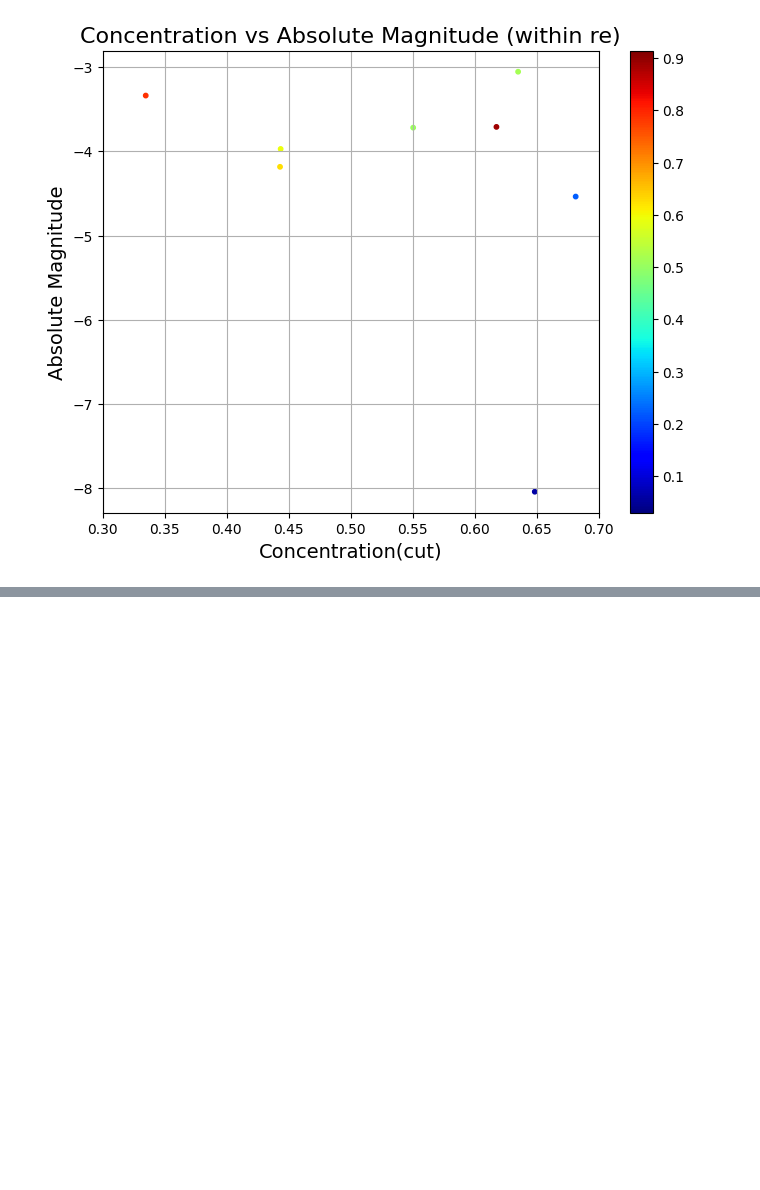
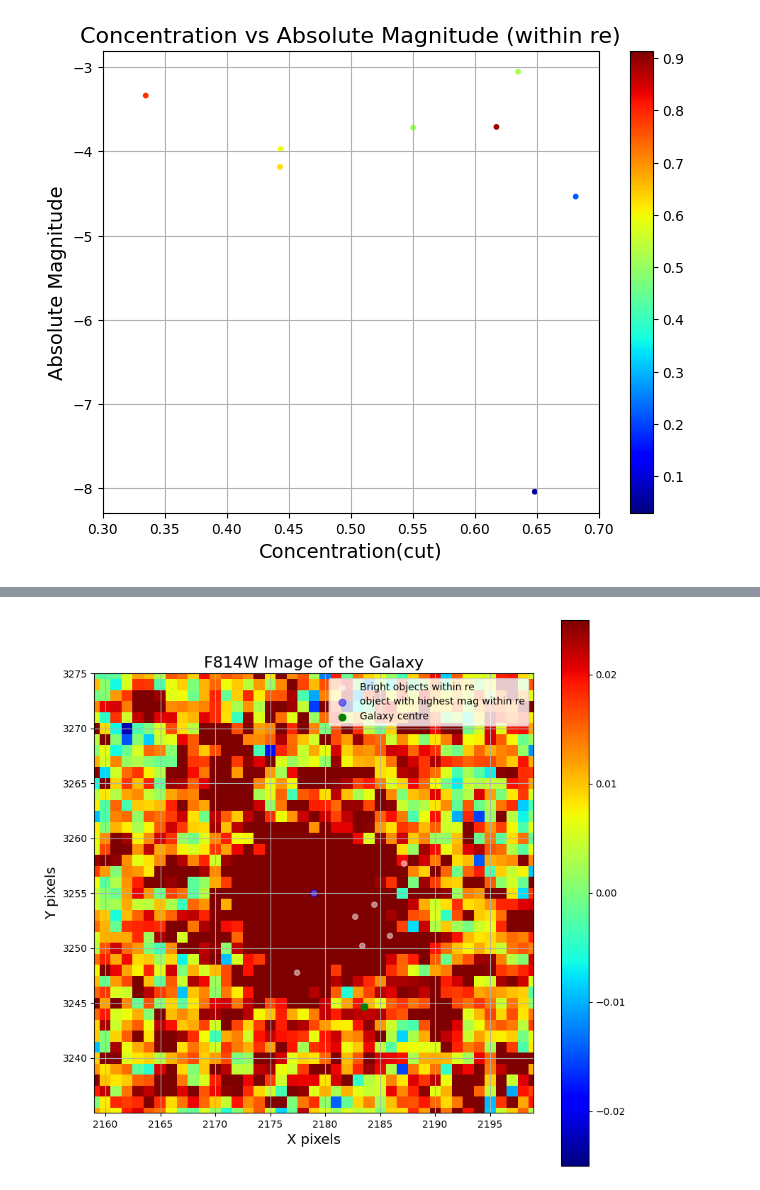
Before and after one commit to Ananth1-9/Research_work, a Jupyter notebook: Real_code/NSCID0.ipynb, the cells around one changed output, grey strips where cells are left out. Drawn from its saved outputs; the diff is of its cells as text; code cells hidden in the pictures; blank space fills up the shorter version.

```diff
--- a/Real_code/NSCID0.ipynb
+++ b/Real_code/NSCID0.ipynb
@@ -270,0 +336,18 @@ plt.show()
+# %%
+# zooming in even more to see the brightest and closest object to the centre of the galaxy
+fig0 = plt.figure(figsize=(10,10))
+plt.imshow(F814W0, origin='lower', cmap='jet', vmin = -0.025, vmax = 0.025)
+plt.colorbar()
+plt.scatter(xcgal0[distgal0 <= re_pixels0], ycgal0[distgal0 <= re_pixels0], color='white', s=30, alpha = 0.5, label='Bright objects within re')
+plt.scatter(xcgal0[27,], ycgal0[27,], color='blue', s=50, alpha = 0.5, label='object with highest mag within re')
+plt.scatter(galcenx0, galceny0, color='green', s=50, alpha = 1, label='Galaxy centre')
+plt.title('F814W Image of the Galaxy', fontsize=16)
+plt.xlabel('X pixels', fontsize=14)
+plt.ylabel('Y pixels', fontsize=14)
+plt.xlim(xcgal0[27]-20, xcgal0[27]+20)
+plt.ylim(ycgal0[27]-20, ycgal0[27]+20)
+plt.legend()
+plt.grid()
+plt.show()
+# %% [output]
+[figure, added]
```
Also changed, not shown: parts of 10 cells of this notebook.
